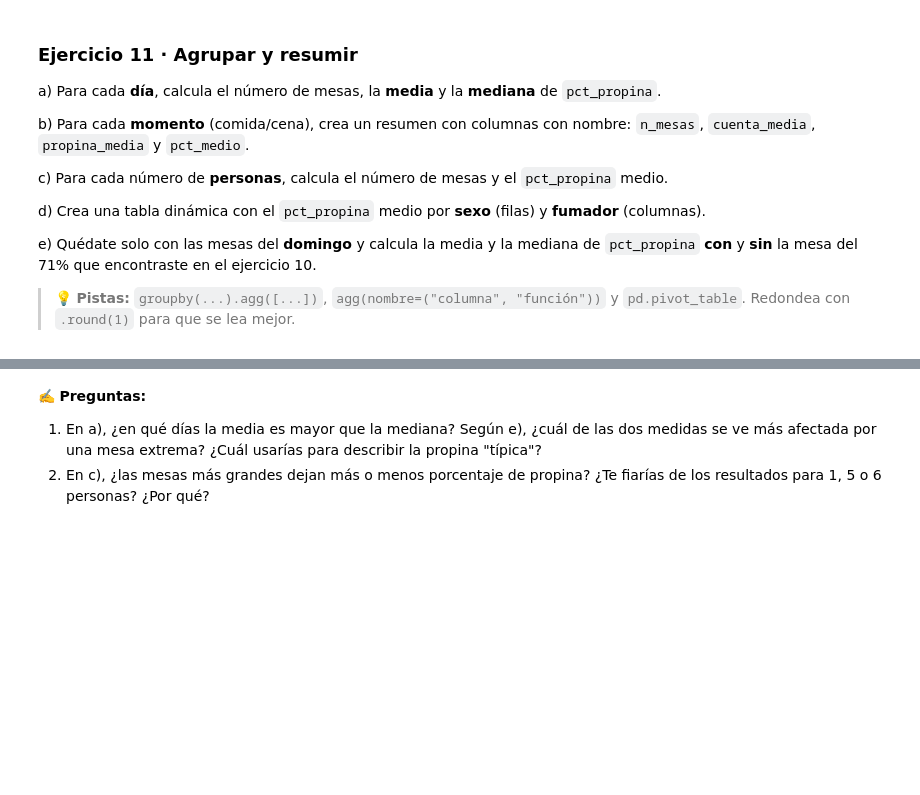
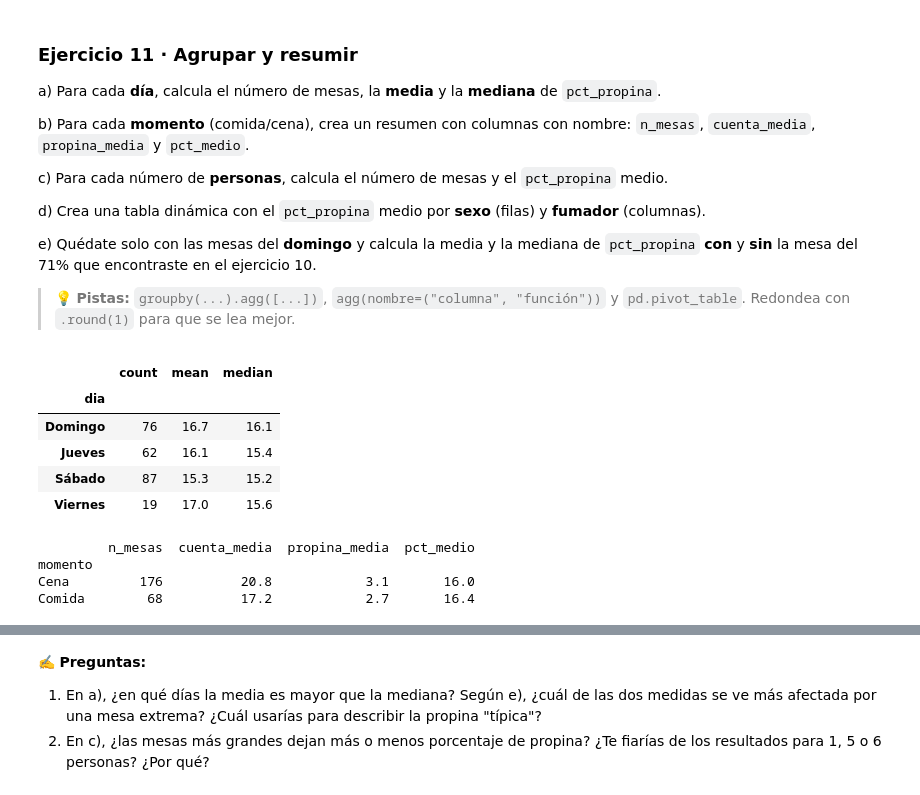
Before and after one commit to Flavs345009/ml-course, a Jupyter notebook: workspace/01_actividad_numpy_pandas.ipynb, the cells around one changed output, grey strips where cells are left out. Saved outputs shown, nothing was run; the diff lists cells and outputs as text; code cells hidden in the pictures; blank space fills up the shorter version.

```diff
--- a/workspace/01_actividad_numpy_pandas.ipynb
+++ b/workspace/01_actividad_numpy_pandas.ipynb
@@ -433,7 +580,27 @@ e) Quédate solo con las mesas del **domingo** y calcula la media y la mediana d
 > 💡 **Pistas:** `groupby(...).agg([...])`, `agg(nombre=("columna", "función"))` y `pd.pivot_table`. Redondea con `.round(1)` para que se lea mejor.
 # %%
 # Tu código aquí
+propinas_esp.groupby("dia")["pct_propina"].agg(["count", "mean", "median"]).round(1)
+# %% [output]
+|  | count | mean | median |
+| dia |  |  |  |
+| Domingo | 76 | 16.7 | 16.1 |
+| Jueves | 62 | 16.1 | 15.4 |
+| Sábado | 87 | 15.3 | 15.2 |
+| Viernes | 19 | 17.0 | 15.6 |
 # %%
 # Tu código aquí
+resumen = propinas_esp.groupby("momento").agg(
+    n_mesas = ("dia","count"),
+    cuenta_media = ("cuenta","mean"),
+    propina_media = ("propinas","mean"),
+    pct_medio = ("pct_propina","mean")
+).round(1)
+print(resumen)
+# %% [output]
+         n_mesas  cuenta_media  propina_media  pct_medio
+momento
+Cena         176          20.8            3.1       16.0
+Comida        68          17.2            2.7       16.4
 # %%
 # Tu código aquí
```
Also changed, not shown: parts of 21 cells of this notebook.
